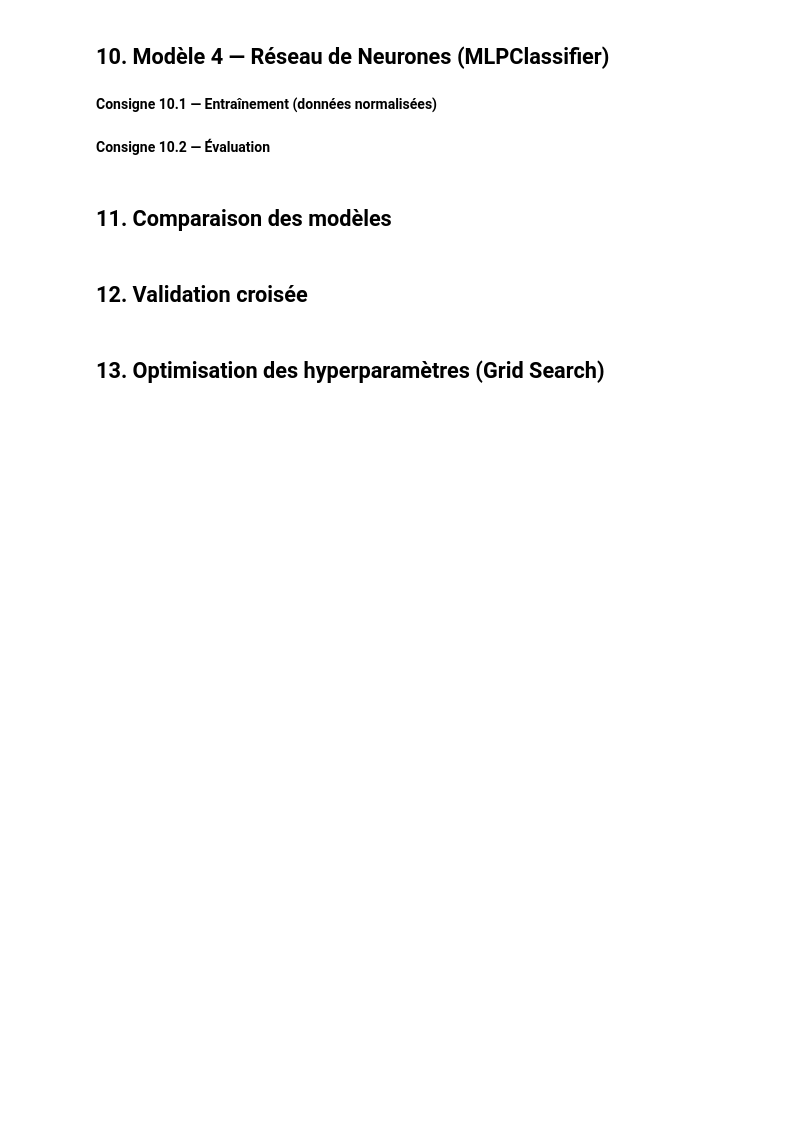
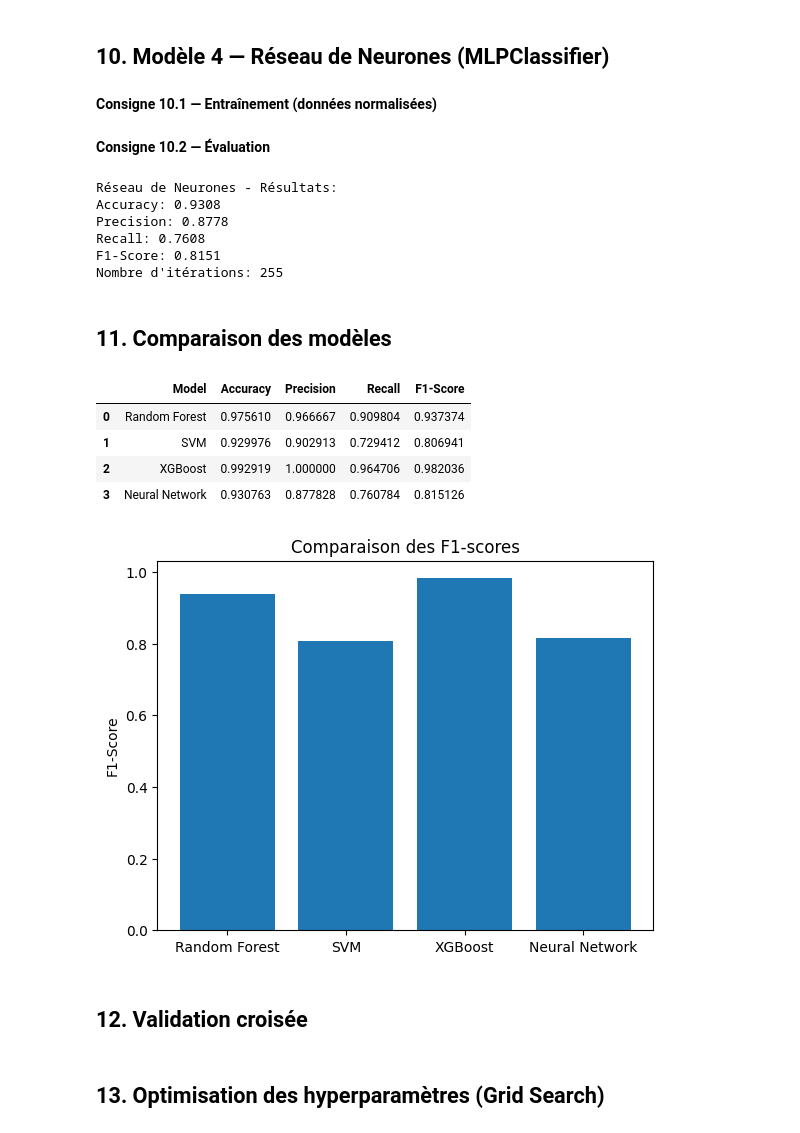
Before and after one commit to Fadila04/classification-IA, a Jupyter notebook: projet-ml-youtube-trending-68b010e7b5bc2532236423.ipynb, the cells around one changed output. Drawn from its saved outputs; the diff is of its cells as text; code cells hidden in the pictures; blank space fills up the shorter version.

```diff
--- a/projet-ml-youtube-trending-68b010e7b5bc2532236423.ipynb
+++ b/projet-ml-youtube-trending-68b010e7b5bc2532236423.ipynb
@@ -252,41 +469,60 @@ df = pd.read_csv('data/USvideos.csv', encoding='utf-8')
 **Consigne 10.1 — Entraînement (données normalisées)**
 # %%
 # VOTRE CODE ICI - Section 10.1
-# from sklearn.neural_network import MLPClassifier
-# nn_model = MLPClassifier(hidden_layer_sizes=(100, 50), activation='relu', solver='adam', max_iter=1000, random_state=42)
-# nn_model.fit(X_train_scaled, y_train)
-# nn_predictions = nn_model.predict(X_test_scaled)
+from sklearn.neural_network import MLPClassifier
+X_train_scaled = X_train[num_cols] # Les fonctions sur la normalisation
+X_test_scaled = X_test[num_cols]
+
+nn_model = MLPClassifier(hidden_layer_sizes=(100, 50), activation='relu', solver='adam', max_iter=1000, random_state=42)
+nn_model.fit(X_train_scaled, y_train)
+nn_predictions = nn_model.predict(X_test_scaled)
 # %% [markdown]
 **Consigne 10.2 — Évaluation**
 # %%
 # VOTRE CODE ICI - Section 10.2
-# print("Réseau de Neurones - Résultats:")
-# ....
-# print(f"Precision: {precision_score(y_test, nn_predictions):.4f}")
-# print(f"Recall: {recall_score(y_test, nn_predictions):.4f}")
-# print(f"F1-Score: {f1_score(y_test, nn_predictions):.4f}")
-# # Nombre d'itérations
-# # ....
+print("Réseau de Neurones - Résultats:")
+print(f"Accuracy: {accuracy_score(y_test, nn_predictions):.4f}")
+print(f"Precision: {precision_score(y_test, nn_predictions):.4f}")
+print(f"Recall: {recall_score(y_test, nn_predictions):.4f}")
+print(f"F1-Score: {f1_score(y_test, nn_predictions):.4f}")
+
+# Nombre d'itérations
+print(f"Nombre d'itérations: {nn_model.n_iter_}")
+# %% [output]
+Réseau de Neurones - Résultats:
+Accuracy: 0.9308
+Precision: 0.8778
+Recall: 0.7608
+F1-Score: 0.8151
+Nombre d'itérations: 255
 # %% [markdown]
 ## 11. Comparaison des modèles
 # %%
 # VOTRE CODE ICI - Section 11.1
-# import pandas as pd
-# results = []
-# # Remplir en fonction des métriques calculées plus haut
-# # results.append({'Model': 'Random Forest', 'Accuracy': ..., 'Precision': ..., 'Recall': ..., 'F1-Score': ...})
-# # results.append({'Model': 'SVM', 'Accuracy': ..., 'Precision': ..., 'Recall': ..., 'F1-Score': ...})
-# # if xgb_predictions is not None: results.append({'Model': 'XGBoost', 'Accuracy': ..., 'Precision': ..., 'Recall': ..., 'F1-Score': ...})
-# # results.append({'Model': 'Neural Network', 'Accuracy': ..., 'Precision': ..., 'Recall': ..., 'F1-Score': ...})
-# results_df = pd.DataFrame(results)
-# display(results_df)
-# # Graphique comparatif des F1-scores (optionnel)
-# # import matplotlib.pyplot as plt
-# # plt.figure()
-# # plt.bar(results_df['Model'], results_df['F1-Score'])
-# # plt.title('Comparaison des F1-scores')
-# # plt.ylabel('F1-Score')
-# # plt.show()
+import pandas as pd
+results = []
+# Remplir en fonction des métriques calculées plus haut
+results.append({'Model': 'Random Forest', 'Accuracy': accuracy_score(y_test, rf_predictions), 'Precision': precision_score(y_test,rf_predictions), 'Recall':recall_score(y_test,rf_predictions) , 'F1-Score': f1_score(y_test,rf_predictions)})
+results.append({'Model': 'SVM', 'Accuracy': accuracy_score(y_test, svm_predictions), 'Precision': precision_score(y_test, svm_predictions), 'Recall': recall_score(y_test, svm_predictions), 'F1-Score': f1_score(y_test, svm_predictions)})
+if xgb_predictions is not None: results.append({'Model': 'XGBoost', 'Accuracy': accuracy_score(y_test, xgb_predictions), 'Precision': precision_score(y_test, xgb_predictions), 'Recall': recall_score(y_test, xgb_predictions), 'F1-Score': f1_score(y_test, xgb_predictions)})
+results.append({'Model': 'Neural Network', 'Accuracy': accuracy_score(y_test, nn_predictions), 'Precision': precision_score(y_test, nn_predictions), 'Recall': recall_score(y_test, nn_predictions), 'F1-Score': f1_score(y_test, nn_predictions)})
+results_df = pd.DataFrame(results)
+display(results_df)
+
+# Graphique comparatif des F1-scores ( Plus le F1_score est proche de 1, la prédiction tant vers la vérité)
+import matplotlib.pyplot as plt
+plt.figure()
+plt.bar(results_df['Model'], results_df['F1-Score'])
+plt.title('Comparaison des F1-scores')
+plt.ylabel('F1-Score')
+plt.show()
+# %% [output]
+|  | Model | Accuracy | Precision | Recall | F1-Score |
+| 0 | Random Forest | 0.975610 | 0.966667 | 0.909804 | 0.937374 |
+| 1 | SVM | 0.929976 | 0.902913 | 0.729412 | 0.806941 |
+| 2 | XGBoost | 0.992919 | 1.000000 | 0.964706 | 0.982036 |
+| 3 | Neural Network | 0.930763 | 0.877828 | 0.760784 | 0.815126 |
+[figure, added]
 # %% [markdown]
 ## 12. Validation croisée
 # %%
```
Also changed, not shown: parts of 21 cells of this notebook, 1 other file.
